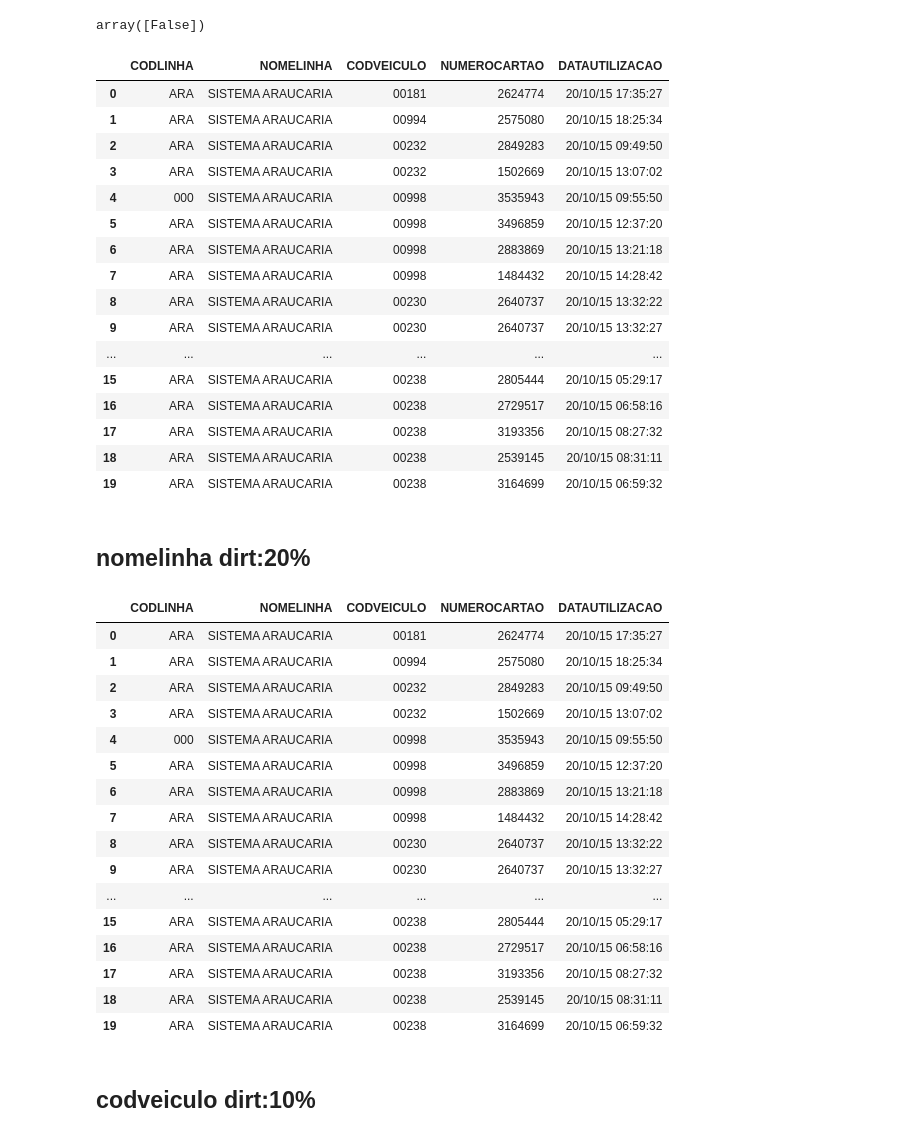
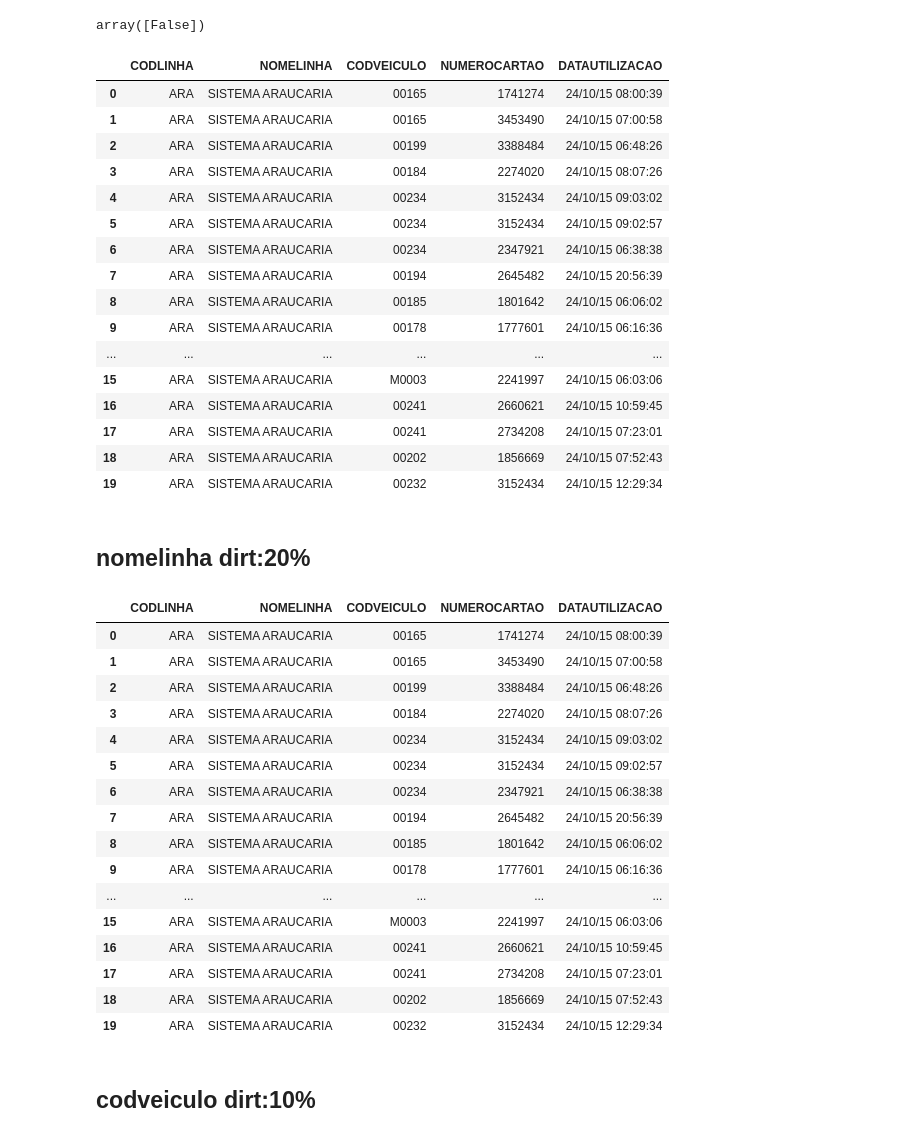
Before and after one commit to Tecnarca/data-quality-analyzer, a Jupyter notebook: Dati-orginali/Conversione file.ipynb, the cells around one changed output. Saved outputs shown, nothing was run; the diff lists cells and outputs as text; code cells hidden in the pictures.

Commit message:
Converted 6/7 dataframes

```diff
--- a/Dati-orginali/Conversione file.ipynb
+++ b/Dati-orginali/Conversione file.ipynb
@@ -1,7 +1,7 @@
 # %%
 import pandas as pd
 
-df_pandas = pd.read_csv("doc2-2015102121.csv")
+df_pandas = pd.read_csv("doc6-2015102521.csv")
 df_pandas.head(5)
 # %% [output]
 |  | CODLINHA | NOMELINHA | CODVEICULO | NUMEROCARTAO | DATAUTILIZACAO |
@@ -86,3 +86,5 @@ import random
 # %%
 df_dirt = df_pandas.copy()
 df_dirt['NUMEROCARTAO'] = df_dirt['NUMEROCARTAO'].astype(str)
+size_df = df_dirt['NOMELINHA'].count()
+size_df
@@ -89,3 +93,7 @@ df_dirt['NUMEROCARTAO'] = df_dirt['NUMEROCARTAO'].astype(str)
+# %%
+cons = [.1,.9]
+conf = [.3,.7]
+comp = [.4,.6]
 # %% [markdown]
 ## codlinha dirt: 10%
 # %%
@@ -95,28 +103,28 @@ array([False])
 # %%
 x = df_dirt['CODLINHA'].to_numpy().copy()
 random.shuffle(x)
 
 
-df_dirt["CODLINHA"] = df_dirt["CODLINHA"].mask(np.random.choice([True, False], size=df_dirt['NOMELINHA'].count(), p=[.05,.95]) == True, x)
+df_dirt["CODLINHA"] = df_dirt["CODLINHA"].mask(np.random.choice([True, False], size=size_df, p=cons) == True, x)
 df_dirt.head(20)
 # %% [output]
 |  | CODLINHA | NOMELINHA | CODVEICULO | NUMEROCARTAO | DATAUTILIZACAO |
-| 0 | ARA | SISTEMA ARAUCARIA | 00181 | 2624774 | 20/10/15 17:35:27 |
-| 1 | ARA | SISTEMA ARAUCARIA | 00994 | 2575080 | 20/10/15 18:25:34 |
-| 2 | ARA | SISTEMA ARAUCARIA | 00232 | 2849283 | 20/10/15 09:49:50 |
-| 3 | ARA | SISTEMA ARAUCARIA | 00232 | 1502669 | 20/10/15 13:07:02 |
-| 4 | 000 | SISTEMA ARAUCARIA | 00998 | 3535943 | 20/10/15 09:55:50 |
-| 5 | ARA | SISTEMA ARAUCARIA | 00998 | 3496859 | 20/10/15 12:37:20 |
-| 6 | ARA | SISTEMA ARAUCARIA | 00998 | 2883869 | 20/10/15 13:21:18 |
-| 7 | ARA | SISTEMA ARAUCARIA | 00998 | 1484432 | 20/10/15 14:28:42 |
-| 8 | ARA | SISTEMA ARAUCARIA | 00230 | 2640737 | 20/10/15 13:32:22 |
-| 9 | ARA | SISTEMA ARAUCARIA | 00230 | 2640737 | 20/10/15 13:32:27 |
+| 0 | ARA | SISTEMA ARAUCARIA | 00165 | 1741274 | 24/10/15 08:00:39 |
+| 1 | ARA | SISTEMA ARAUCARIA | 00165 | 3453490 | 24/10/15 07:00:58 |
+| 2 | ARA | SISTEMA ARAUCARIA | 00199 | 3388484 | 24/10/15 06:48:26 |
+| 3 | ARA | SISTEMA ARAUCARIA | 00184 | 2274020 | 24/10/15 08:07:26 |
+| 4 | ARA | SISTEMA ARAUCARIA | 00234 | 3152434 | 24/10/15 09:03:02 |
+| 5 | ARA | SISTEMA ARAUCARIA | 00234 | 3152434 | 24/10/15 09:02:57 |
+| 6 | ARA | SISTEMA ARAUCARIA | 00234 | 2347921 | 24/10/15 06:38:38 |
+| 7 | ARA | SISTEMA ARAUCARIA | 00194 | 2645482 | 24/10/15 20:56:39 |
+| 8 | ARA | SISTEMA ARAUCARIA | 00185 | 1801642 | 24/10/15 06:06:02 |
+| 9 | ARA | SISTEMA ARAUCARIA | 00178 | 1777601 | 24/10/15 06:16:36 |
 | ... | ... | ... | ... | ... | ... |
-| 15 | ARA | SISTEMA ARAUCARIA | 00238 | 2805444 | 20/10/15 05:29:17 |
-| 16 | ARA | SISTEMA ARAUCARIA | 00238 | 2729517 | 20/10/15 06:58:16 |
-| 17 | ARA | SISTEMA ARAUCARIA | 00238 | 3193356 | 20/10/15 08:27:32 |
-| 18 | ARA | SISTEMA ARAUCARIA | 00238 | 2539145 | 20/10/15 08:31:11 |
-| 19 | ARA | SISTEMA ARAUCARIA | 00238 | 3164699 | 20/10/15 06:59:32 |
+| 15 | ARA | SISTEMA ARAUCARIA | M0003 | 2241997 | 24/10/15 06:03:06 |
+| 16 | ARA | SISTEMA ARAUCARIA | 00241 | 2660621 | 24/10/15 10:59:45 |
+| 17 | ARA | SISTEMA ARAUCARIA | 00241 | 2734208 | 24/10/15 07:23:01 |
+| 18 | ARA | SISTEMA ARAUCARIA | 00202 | 1856669 | 24/10/15 07:52:43 |
+| 19 | ARA | SISTEMA ARAUCARIA | 00232 | 3152434 | 24/10/15 12:29:34 |
 # %% [markdown]
 ## nomelinha dirt:20%
 # %%
@@ -124,26 +132,26 @@ x = df_dirt['NOMELINHA'].to_numpy().copy()
 random.shuffle(x)
 
 
-df_dirt["NOMELINHA"] = df_dirt["NOMELINHA"].mask(np.random.choice([True, False], size=df_dirt['NOMELINHA'].count(), p=[.1,.9]) == True, x)
+df_dirt["NOMELINHA"] = df_dirt["NOMELINHA"].mask(np.random.choice([True, False], size=size_df, p=cons) == True, x)
 df_dirt.head(20)
 # %% [output]
 |  | CODLINHA | NOMELINHA | CODVEICULO | NUMEROCARTAO | DATAUTILIZACAO |
-| 0 | ARA | SISTEMA ARAUCARIA | 00181 | 2624774 | 20/10/15 17:35:27 |
-| 1 | ARA | SISTEMA ARAUCARIA | 00994 | 2575080 | 20/10/15 18:25:34 |
-| 2 | ARA | SISTEMA ARAUCARIA | 00232 | 2849283 | 20/10/15 09:49:50 |
-| 3 | ARA | SISTEMA ARAUCARIA | 00232 | 1502669 | 20/10/15 13:07:02 |
-| 4 | 000 | SISTEMA ARAUCARIA | 00998 | 3535943 | 20/10/15 09:55:50 |
-| 5 | ARA | SISTEMA ARAUCARIA | 00998 | 3496859 | 20/10/15 12:37:20 |
-| 6 | ARA | SISTEMA ARAUCARIA | 00998 | 2883869 | 20/10/15 13:21:18 |
-| 7 | ARA | SISTEMA ARAUCARIA | 00998 | 1484432 | 20/10/15 14:28:42 |
-| 8 | ARA | SISTEMA ARAUCARIA | 00230 | 2640737 | 20/10/15 13:32:22 |
-| 9 | ARA | SISTEMA ARAUCARIA | 00230 | 2640737 | 20/10/15 13:32:27 |
+| 0 | ARA | SISTEMA ARAUCARIA | 00165 | 1741274 | 24/10/15 08:00:39 |
+| 1 | ARA | SISTEMA ARAUCARIA | 00165 | 3453490 | 24/10/15 07:00:58 |
+| 2 | ARA | SISTEMA ARAUCARIA | 00199 | 3388484 | 24/10/15 06:48:26 |
+| 3 | ARA | SISTEMA ARAUCARIA | 00184 | 2274020 | 24/10/15 08:07:26 |
+| 4 | ARA | SISTEMA ARAUCARIA | 00234 | 3152434 | 24/10/15 09:03:02 |
+| 5 | ARA | SISTEMA ARAUCARIA | 00234 | 3152434 | 24/10/15 09:02:57 |
+| 6 | ARA | SISTEMA ARAUCARIA | 00234 | 2347921 | 24/10/15 06:38:38 |
+| 7 | ARA | SISTEMA ARAUCARIA | 00194 | 2645482 | 24/10/15 20:56:39 |
+| 8 | ARA | SISTEMA ARAUCARIA | 00185 | 1801642 | 24/10/15 06:06:02 |
+| 9 | ARA | SISTEMA ARAUCARIA | 00178 | 1777601 | 24/10/15 06:16:36 |
 | ... | ... | ... | ... | ... | ... |
-| 15 | ARA | SISTEMA ARAUCARIA | 00238 | 2805444 | 20/10/15 05:29:17 |
-| 16 | ARA | SISTEMA ARAUCARIA | 00238 | 2729517 | 20/10/15 06:58:16 |
-| 17 | ARA | SISTEMA ARAUCARIA | 00238 | 3193356 | 20/10/15 08:27:32 |
-| 18 | ARA | SISTEMA ARAUCARIA | 00238 | 2539145 | 20/10/15 08:31:11 |
-| 19 | ARA | SISTEMA ARAUCARIA | 00238 | 3164699 | 20/10/15 06:59:32 |
+| 15 | ARA | SISTEMA ARAUCARIA | M0003 | 2241997 | 24/10/15 06:03:06 |
+| 16 | ARA | SISTEMA ARAUCARIA | 00241 | 2660621 | 24/10/15 10:59:45 |
+| 17 | ARA | SISTEMA ARAUCARIA | 00241 | 2734208 | 24/10/15 07:23:01 |
+| 18 | ARA | SISTEMA ARAUCARIA | 00202 | 1856669 | 24/10/15 07:52:43 |
+| 19 | ARA | SISTEMA ARAUCARIA | 00232 | 3152434 | 24/10/15 12:29:34 |
 # %% [markdown]
 ## codveiculo dirt:10%
 # %%
```
Also changed, not shown: parts of 39 cells of this notebook, 15 other files.
